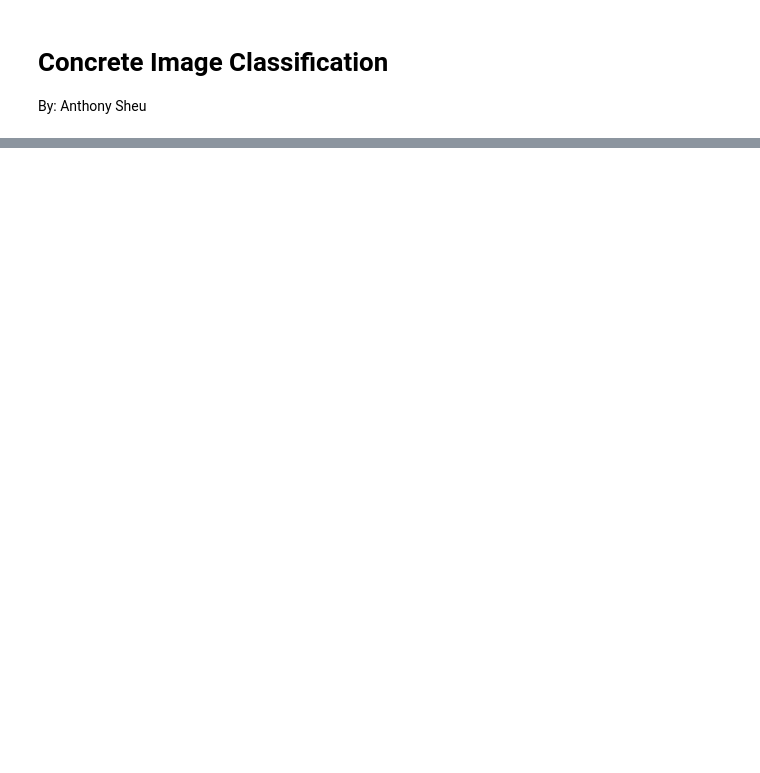
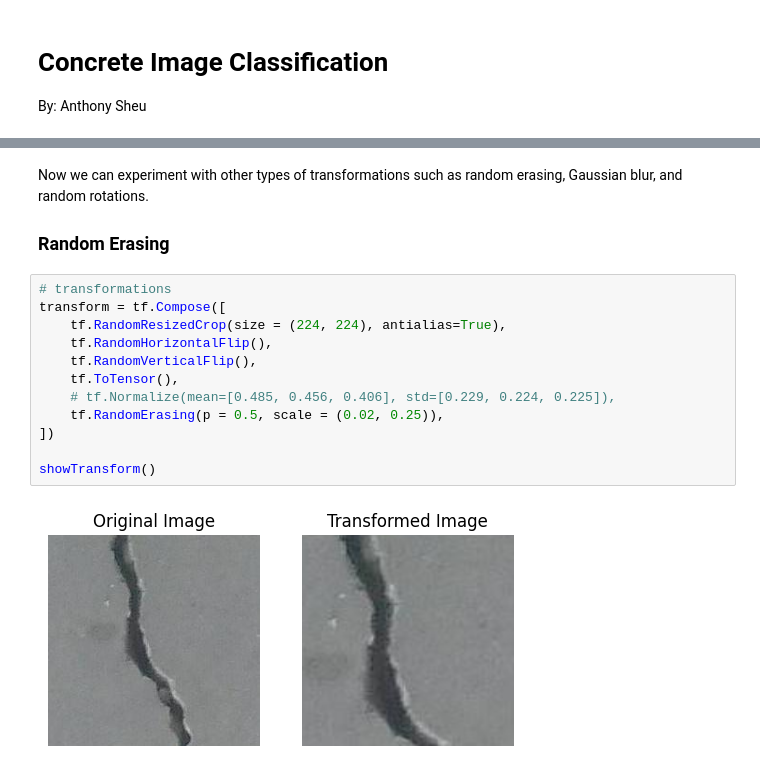
Before and after one commit to Anthony-Sheu/Concrete-Image-Classification, a Jupyter notebook: main.ipynb, the cells around one changed output, grey strips where cells are left out. Saved outputs shown, nothing was run; the diff lists cells and outputs as text; blank space fills up the shorter version.

```diff
--- a/main.ipynb
+++ b/main.ipynb
@@ -29,0 +100,18 @@ display(HTML(
+# %% [markdown]
+Now we can experiment with other types of transformations such as random erasing, Gaussian blur, and random rotations.
+
+### Random Erasing
+# %%
+# transformations
+transform = tf.Compose([
+    tf.RandomResizedCrop(size = (224, 224), antialias=True),
+    tf.RandomHorizontalFlip(),
+    tf.RandomVerticalFlip(),
+    tf.ToTensor(),
+    # tf.Normalize(mean=[0.485, 0.456, 0.406], std=[0.229, 0.224, 0.225]),
+    tf.RandomErasing(p = 0.5, scale = (0.02, 0.25)),
+])
+
+showTransform()
+# %% [output]
+[figure, added]
```
Also changed, not shown: parts of 10 cells of this notebook.
